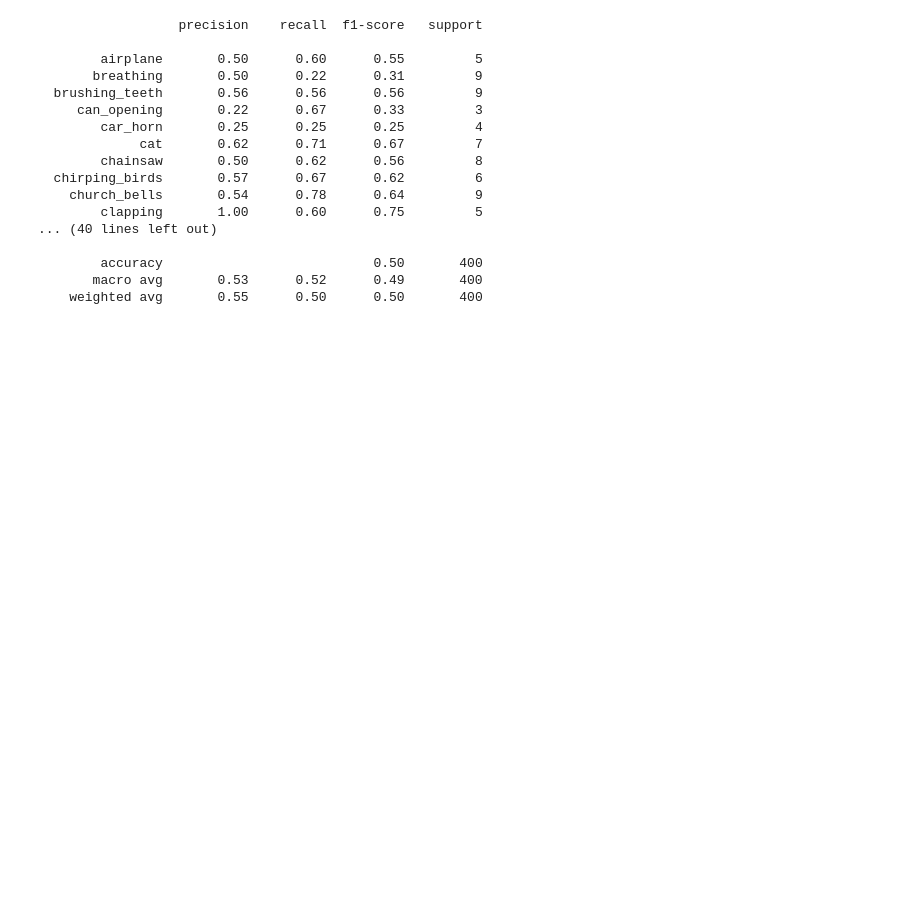
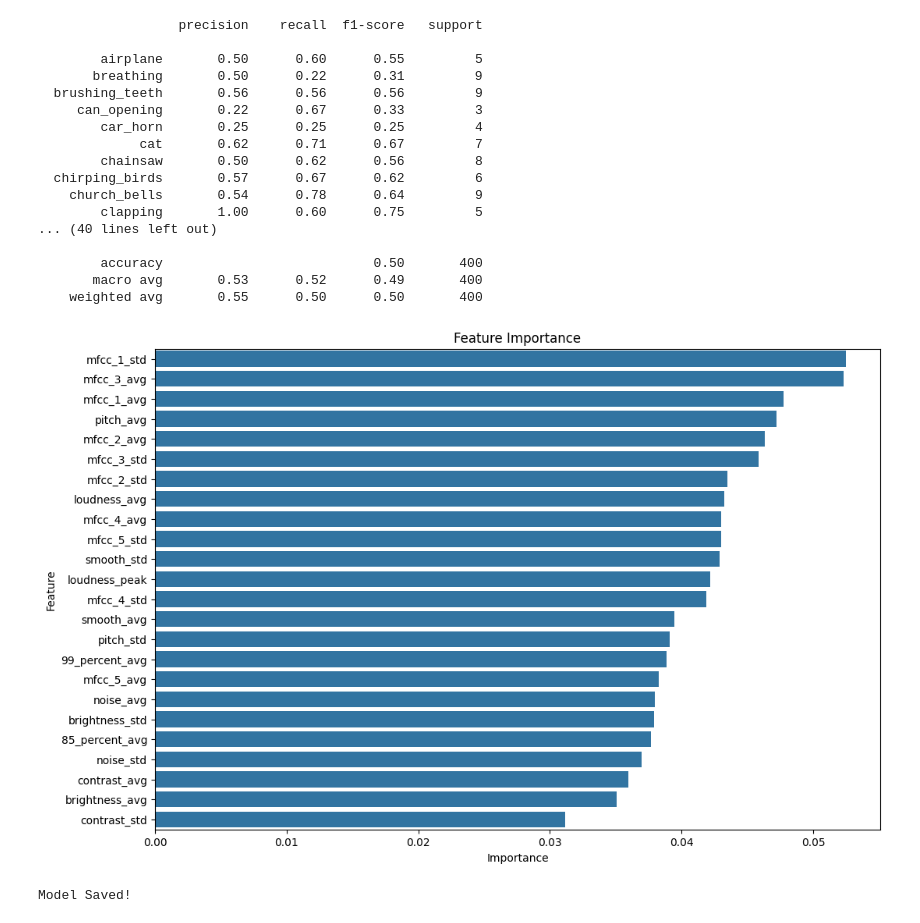
Before and after one commit to CC2224ET/Librosa-Sound-Organiser-, a Jupyter notebook: notebooks/analysis.ipynb, the cells around one changed output. Cells and saved outputs as stored; diff of their text form; code cells hidden in the pictures; blank space fills up the shorter version.

Commit message:
reordered scaler and added graph showing importance

```diff
--- a/notebooks/analysis.ipynb
+++ b/notebooks/analysis.ipynb
@@ -137,18 +137,20 @@ features = ['brightness_avg', 'brightness_std', 'noise_avg', 'noise_std',
 X = df[features]
 y = df['label']
 
+#80% for training and 20% for testing
+X_train, X_test, y_train, y_test = train_test_split(X, y, test_size=0.2, random_state=1)
 
 #scale the data so all is important
 scaler = StandardScaler()
-X_scaled = scaler.fit_transform(X)
+X_train_scaled = scaler.fit_transform(X_train)
+X_test_scaled = scaler.transform(X_test)
 
-#80% for training and 20% for testing
-X_train, X_test, y_train, y_test = train_test_split(X_scaled, y, test_size=0.2, random_state=1)
+
 
 rf = RandomForestClassifier(n_estimators=100, random_state=5)
-rf.fit(X_train, y_train)
+rf.fit(X_train_scaled, y_train)
 
-y_pred = rf.predict(X_test)
+y_pred = rf.predict(X_test_scaled)
 
 print(classification_report(y_test, y_pred))
 # %% [output]
@@ -169,3 +171,33 @@ print(classification_report(y_test, y_pred))
         accuracy                           0.50       400
        macro avg       0.53      0.52      0.49       400
     weighted avg       0.55      0.50      0.50       400
+# %%
+importances = rf.feature_importances_
+
+features_df = pd.DataFrame({
+    'Feature' : features,
+    'Importance' : importances
+})
+
+features_df = features_df.sort_values(by='Importance', ascending=False)
+
+plt.figure(figsize=(12, 8))
+sns.barplot(x='Importance', y='Feature', data=features_df)
+
+plt.title('Feature Importance')
+plt.xlabel('Importance')
+plt.ylabel('Feature')
+
+plt.show()
+# %% [output]
+[figure, added]
+# %%
+import joblib
+
+joblib.dump(rf, 'esc50_rfm.pkl')
+
+joblib.dump(scaler, 'esc50_audio_scaler.pkl')
+
+print('Model Saved!')
+# %% [output]
+Model Saved!
```
